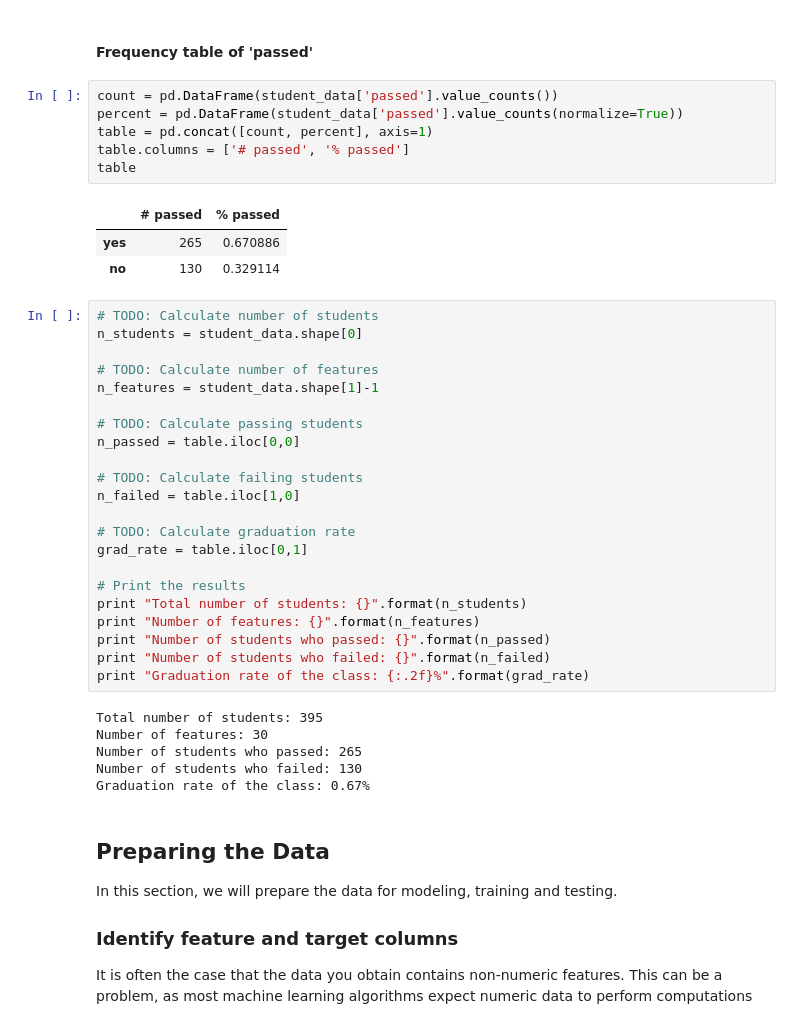
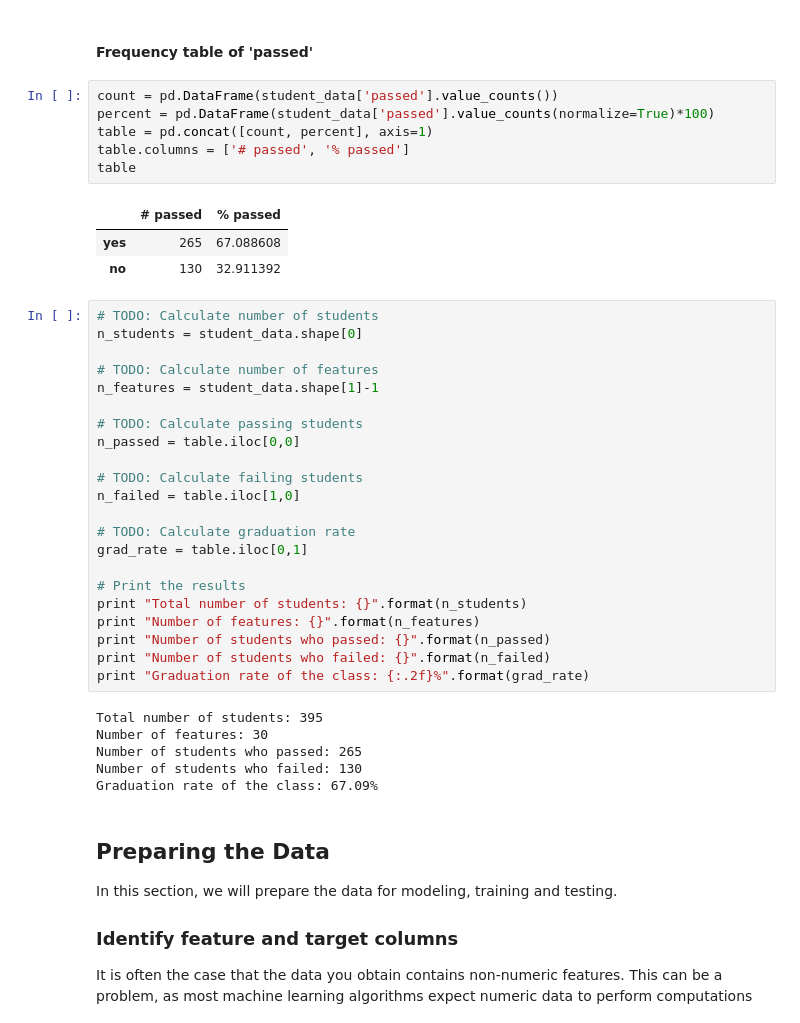
Before and after one commit to rlorrany/Nanodegree-Projects, a Jupyter notebook: p2 - students/student_intervention/student_intervention.ipynb, the cells around one changed output. Drawn from its saved outputs; the diff is of its cells as text.

```diff
--- a/p2 - students/student_intervention/student_intervention.ipynb
+++ b/p2 - students/student_intervention/student_intervention.ipynb
@@ -52,14 +52,14 @@ student_data.head()
 #### Frequency table of 'passed'
 # %%
 count = pd.DataFrame(student_data['passed'].value_counts())
-percent = pd.DataFrame(student_data['passed'].value_counts(normalize=True))
+percent = pd.DataFrame(student_data['passed'].value_counts(normalize=True)*100)
 table = pd.concat([count, percent], axis=1)
 table.columns = ['# passed', '% passed']
 table
 # %% [output]
 |  | # passed | % passed |
-| yes | 265 | 0.670886 |
-| no | 130 | 0.329114 |
+| yes | 265 | 67.088608 |
+| no | 130 | 32.911392 |
 # %%
 # TODO: Calculate number of students
 n_students = student_data.shape[0]
@@ -87,7 +87,7 @@ Total number of students: 395
 Number of features: 30
 Number of students who passed: 265
 Number of students who failed: 130
-Graduation rate of the class: 0.67%
+Graduation rate of the class: 67.09%
 # %% [markdown]
 ## Preparing the Data
 In this section, we will prepare the data for modeling, training and testing.
```
Also changed, not shown: parts of 14 cells of this notebook.
